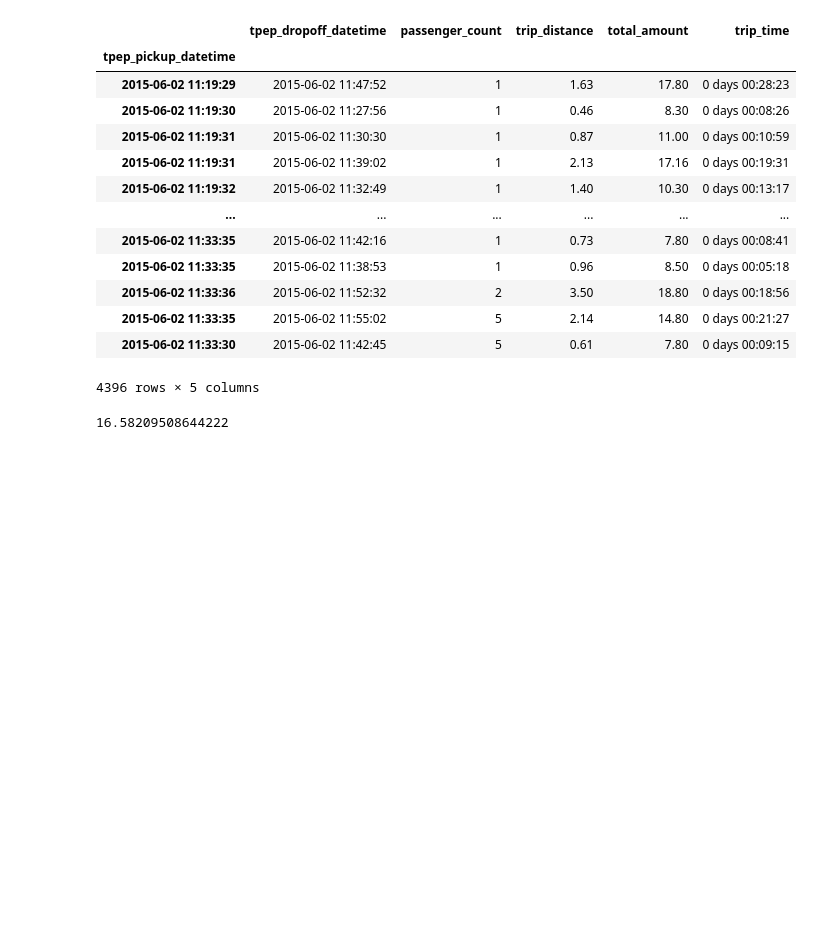
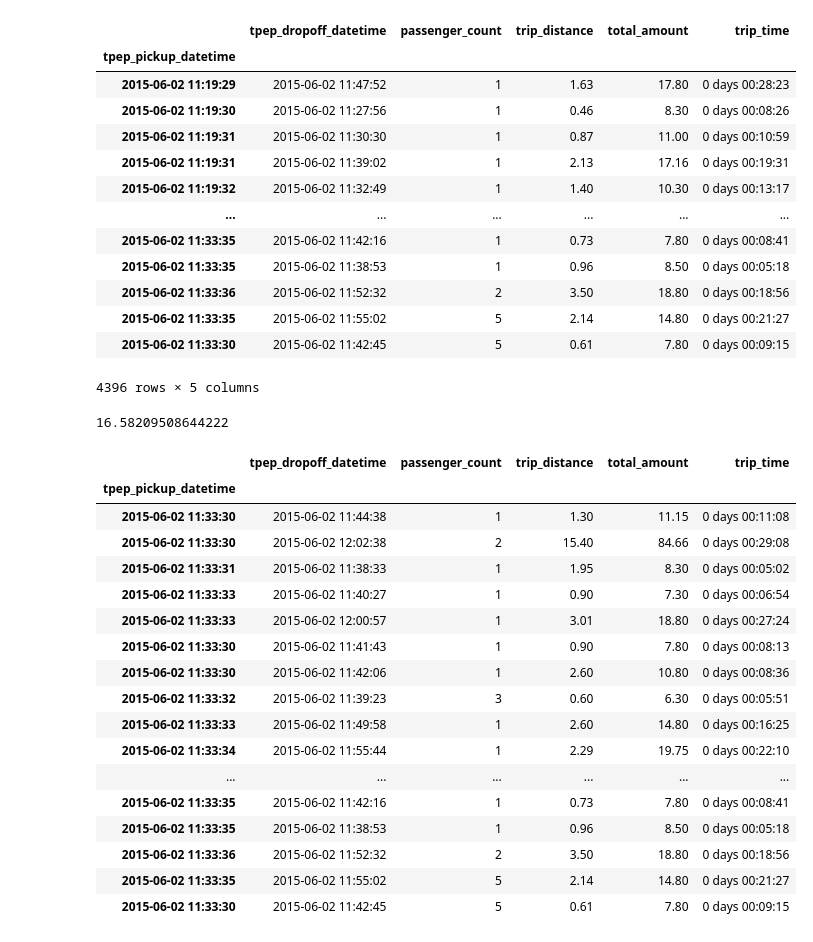
Before and after one commit to Su5rm/geekle-2021-april-9, a Jupyter notebook: Geekle - 2021-april-9.ipynb, the cells around one changed output. Drawn from its saved outputs; the diff is of its cells as text; code cells hidden in the pictures; blank space fills up the shorter version.

```diff
--- a/Geekle - 2021-april-9.ipynb
+++ b/Geekle - 2021-april-9.ipynb
@@ -461,3 +461,26 @@ df.loc['2015-06-02 11']
 df.loc['2015-06-02 11']['total_amount'].mean()
 # %% [output]
 16.58209508644222
+# %%
+# I can also use these timestamps in a slice
+
+df.loc['2015-06-02 11:33:30':'2015-06-02 11:34:30']
+# %% [output]
+|  | tpep_dropoff_datetime | passenger_count | trip_distance | total_amount | trip_time |
+| tpep_pickup_datetime |  |  |  |  |  |
+| 2015-06-02 11:33:30 | 2015-06-02 11:44:38 | 1 | 1.30 | 11.15 | 0 days 00:11:08 |
+| 2015-06-02 11:33:30 | 2015-06-02 12:02:38 | 2 | 15.40 | 84.66 | 0 days 00:29:08 |
+| 2015-06-02 11:33:31 | 2015-06-02 11:38:33 | 1 | 1.95 | 8.30 | 0 days 00:05:02 |
+| 2015-06-02 11:33:33 | 2015-06-02 11:40:27 | 1 | 0.90 | 7.30 | 0 days 00:06:54 |
+| 2015-06-02 11:33:33 | 2015-06-02 12:00:57 | 1 | 3.01 | 18.80 | 0 days 00:27:24 |
+| 2015-06-02 11:33:30 | 2015-06-02 11:41:43 | 1 | 0.90 | 7.80 | 0 days 00:08:13 |
+| 2015-06-02 11:33:30 | 2015-06-02 11:42:06 | 1 | 2.60 | 10.80 | 0 days 00:08:36 |
+| 2015-06-02 11:33:32 | 2015-06-02 11:39:23 | 3 | 0.60 | 6.30 | 0 days 00:05:51 |
+| 2015-06-02 11:33:33 | 2015-06-02 11:49:58 | 1 | 2.60 | 14.80 | 0 days 00:16:25 |
+| 2015-06-02 11:33:34 | 2015-06-02 11:55:44 | 1 | 2.29 | 19.75 | 0 days 00:22:10 |
+| ... | ... | ... | ... | ... | ... |
+| 2015-06-02 11:33:35 | 2015-06-02 11:42:16 | 1 | 0.73 | 7.80 | 0 days 00:08:41 |
+| 2015-06-02 11:33:35 | 2015-06-02 11:38:53 | 1 | 0.96 | 8.50 | 0 days 00:05:18 |
+| 2015-06-02 11:33:36 | 2015-06-02 11:52:32 | 2 | 3.50 | 18.80 | 0 days 00:18:56 |
+| 2015-06-02 11:33:35 | 2015-06-02 11:55:02 | 5 | 2.14 | 14.80 | 0 days 00:21:27 |
+| 2015-06-02 11:33:30 | 2015-06-02 11:42:45 | 5 | 0.61 | 7.80 | 0 days 00:09:15 |
```
Also changed, not shown: parts of 1 cell of this notebook.
